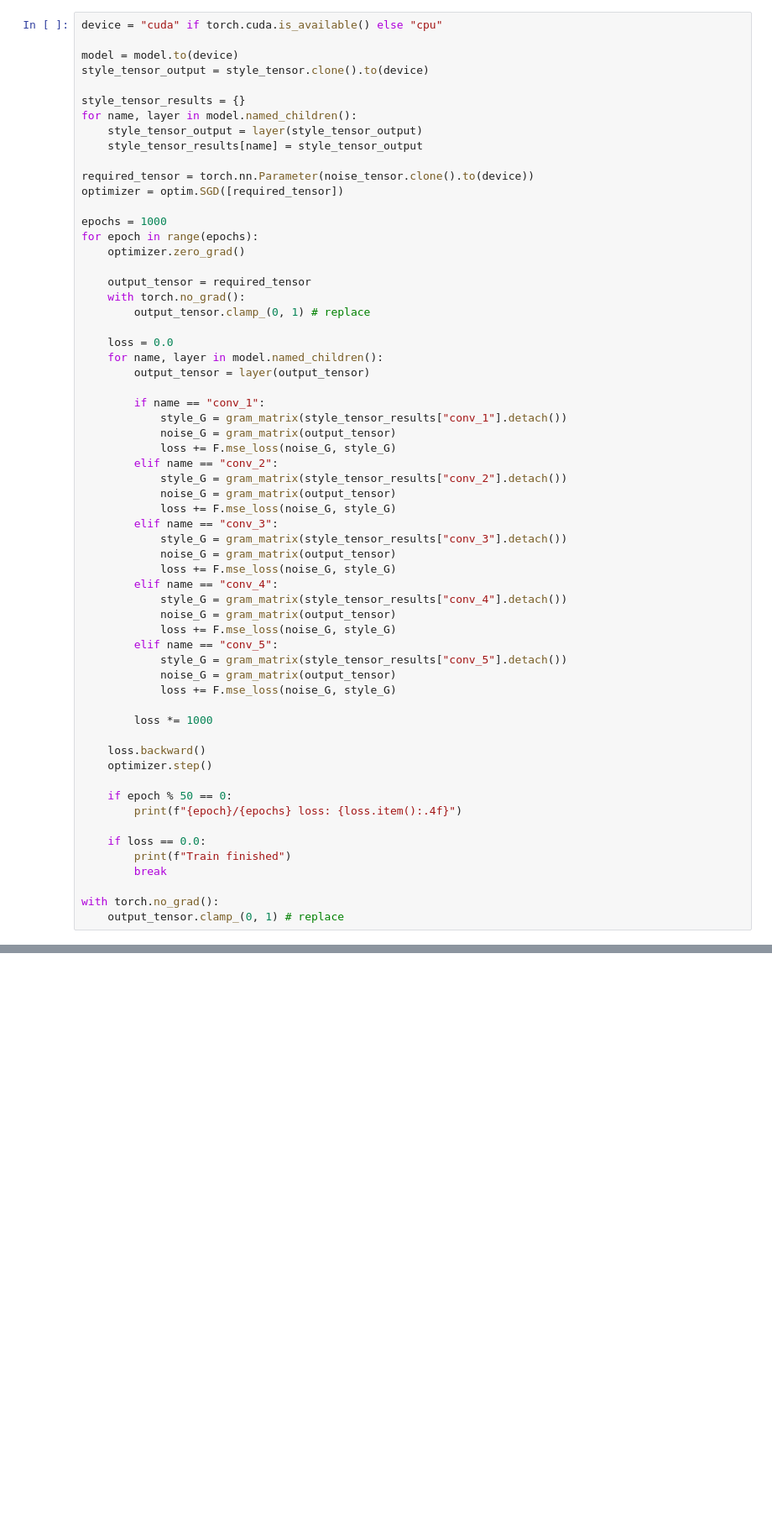
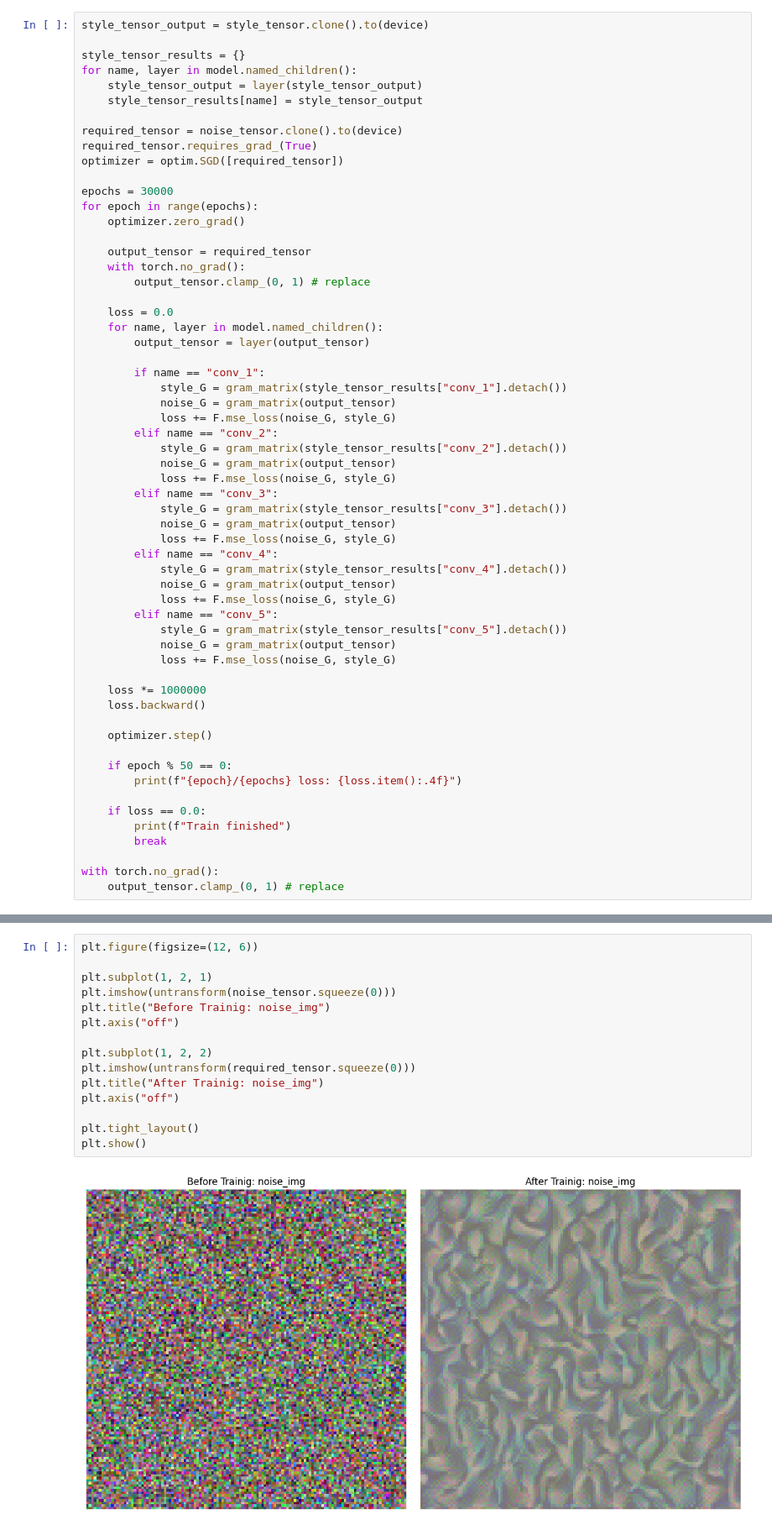
Before and after one commit to Inter-high/dev-notes, a Jupyter notebook: style_feature_extraction.ipynb, the cells around one changed output, grey strips where cells are left out. Shown at 84% size. Cells and saved outputs as stored; diff of their text form; blank space fills up the shorter version.

```diff
--- a/style_feature_extraction.ipynb
+++ b/style_feature_extraction.ipynb
@@ -61,9 +155,6 @@ def gram_matrix(input):
     # gram 행렬의 값을 '정규화'
     return G.div(a * b * c * d)
 # %%
-device = "cuda" if torch.cuda.is_available() else "cpu"
-
-model = model.to(device)
 style_tensor_output = style_tensor.clone().to(device)
 
 style_tensor_results = {}
@@ -71,10 +162,11 @@ for name, layer in model.named_children():
     style_tensor_output = layer(style_tensor_output)
     style_tensor_results[name] = style_tensor_output
 
-required_tensor = torch.nn.Parameter(noise_tensor.clone().to(device))
+required_tensor = noise_tensor.clone().to(device)
+required_tensor.requires_grad_(True)
 optimizer = optim.SGD([required_tensor])
 
-epochs = 1000
+epochs = 30000
 for epoch in range(epochs):
     optimizer.zero_grad()
 
@@ -107,9 +199,9 @@ for epoch in range(epochs):
             noise_G = gram_matrix(output_tensor)
             loss += F.mse_loss(noise_G, style_G)
 
-        loss *= 1000
+    loss *= 1000000
+    loss.backward()
 
-    loss.backward()
     optimizer.step()
 
     if epoch % 50 == 0:
@@ -123,0 +281,17 @@ with torch.no_grad():
+# %%
+plt.figure(figsize=(12, 6))
+
+plt.subplot(1, 2, 1)
+plt.imshow(untransform(noise_tensor.squeeze(0)))
+plt.title("Before Trainig: noise_img")
+plt.axis("off")
+
+plt.subplot(1, 2, 2)
+plt.imshow(untransform(required_tensor.squeeze(0)))
+plt.title("After Trainig: noise_img")
+plt.axis("off")
+
+plt.tight_layout()
+plt.show()
+# %% [output]
+[figure, added]
```
Also changed, not shown: parts of 12 cells of this notebook.
